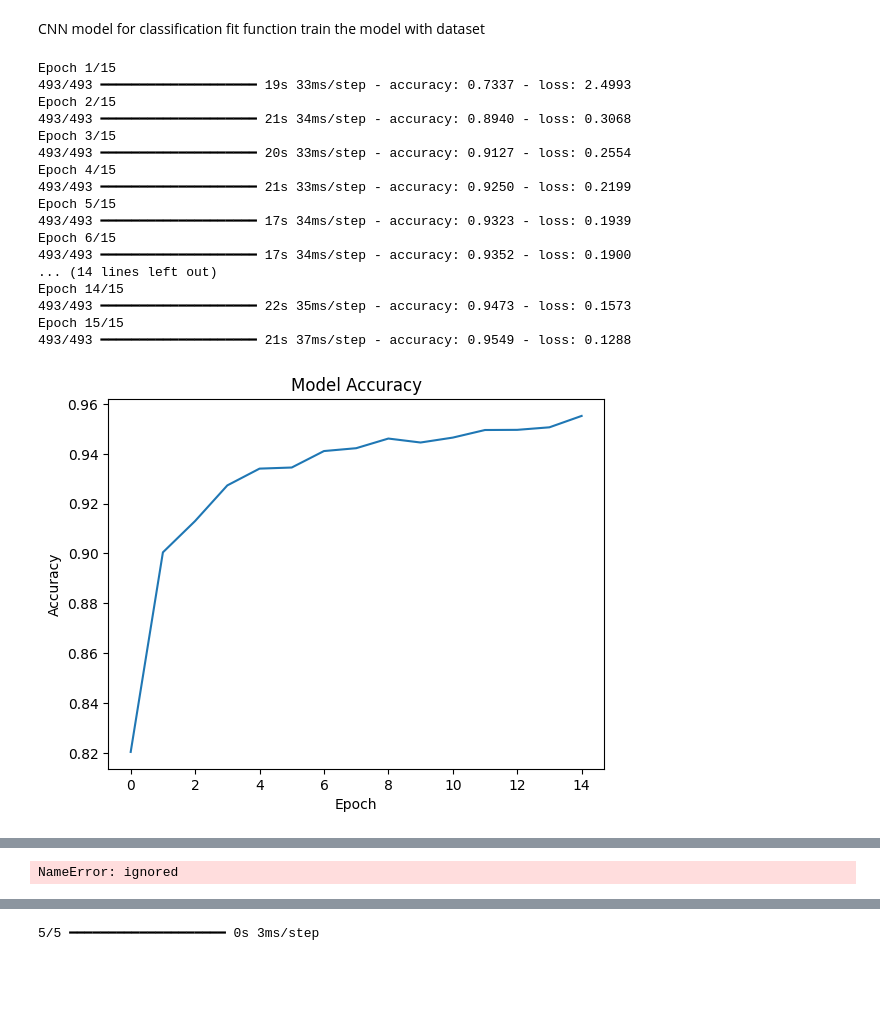
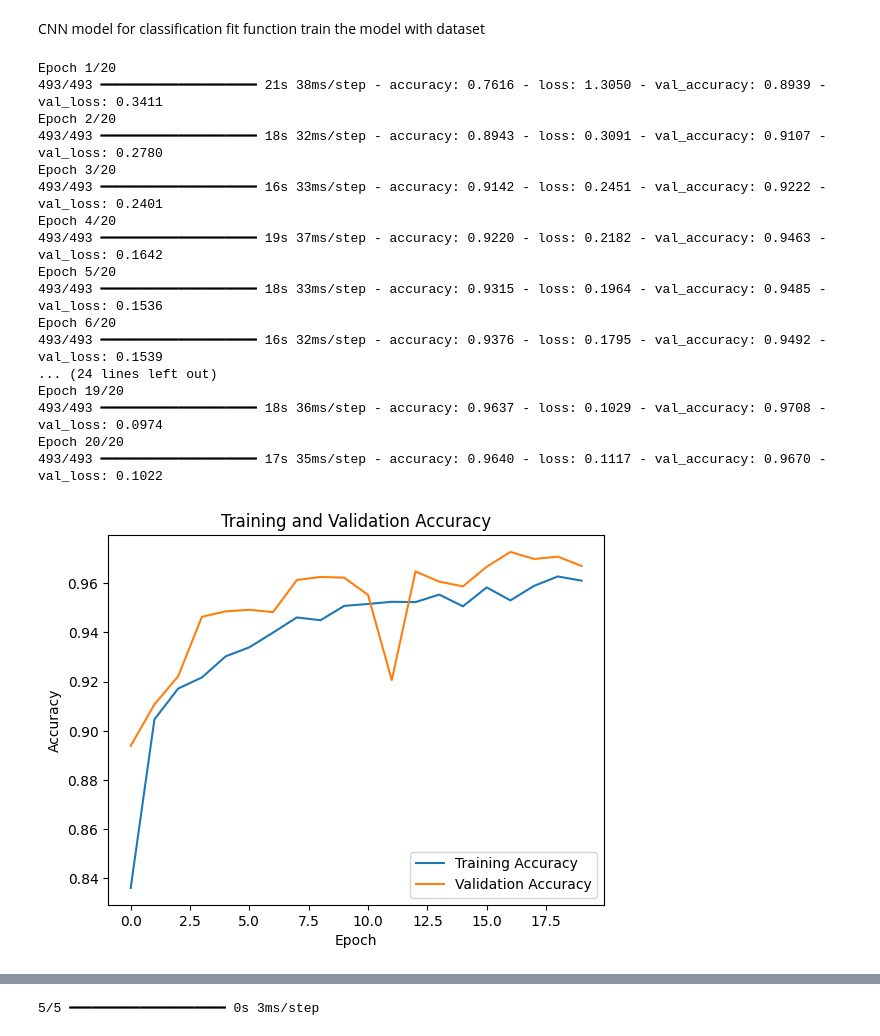
Before and after one commit to danunter/hw, a Jupyter notebook: hw6_drone_bird_other_augmentation.ipynb, the cells around one changed output, grey strips where cells are left out. Cells and saved outputs as stored; diff of their text form; code cells hidden in the pictures; blank space fills up the shorter version.

```diff
--- a/hw6_drone_bird_other_augmentation.ipynb
+++ b/hw6_drone_bird_other_augmentation.ipynb
@@ -232,53 +232,65 @@ model = models.Sequential([data_augmentation_layer,
 
 # Compile the model
 model.compile(optimizer=tf.keras.optimizers.Adam(learning_rate=0.001),
               loss='sparse_categorical_crossentropy',
               metrics=['accuracy'])
 
 # Define batch size and number of epochs
 batch_size = 120
-epochs = 15
+epochs = 20
 
 # Fit the model
-history = model.fit(dataset, epochs=epochs, batch_size=batch_size)
+history = model.fit(dataset, epochs=epochs, batch_size=batch_size, validation_data=validation_dataset)
 
-# Plot the accuracy graph
-plt.plot(history.history['accuracy'])
-plt.title('Model Accuracy')
+# Plot the accuracy graph for both training and validation
+plt.plot(history.history['accuracy'], label='Training Accuracy')
+plt.plot(history.history['val_accuracy'], label='Validation Accuracy')
+plt.title('Training and Validation Accuracy')
 plt.xlabel('Epoch')
 plt.ylabel('Accuracy')
+plt.legend()
+plt.show()
+
+# Plot the loss graph for both training and validation
+plt.plot(history.history['loss'], label='Training Loss')
+plt.plot(history.history['val_loss'], label='Validation Loss')
+plt.title('Training and Validation Loss')
+plt.xlabel('Epoch')
+plt.ylabel('Loss')
+plt.legend()
 plt.show()
 
 # Generate predictions for the dataset
 y_pred = model.predict(dataset)
 y_true = np.concatenate([y for _, y in dataset])
 
 import matplotlib.pyplot as plt
 from sklearn.metrics import confusion_matrix, ConfusionMatrixDisplay
+
 # Calculate confusion matrix
 conf_matrix = confusion_matrix(y_true, np.argmax(y_pred, axis=1), labels=range(num_classes))
 
 # Plot confusion matrix
 disp = ConfusionMatrixDisplay(conf_matrix, display_labels=range(num_classes))
 disp.plot(cmap='viridis', values_format='d')
 plt.title('Confusion Matrix')
 plt.show()
 # %% [output]
-Epoch 1/15
-493/493 ━━━━━━━━━━━━━━━━━━━━ 19s 33ms/step - accuracy: 0.7337 - loss: 2.4993
-Epoch 2/15
-493/493 ━━━━━━━━━━━━━━━━━━━━ 21s 34ms/step - accuracy: 0.8940 - loss: 0.3068
-Epoch 3/15
-493/493 ━━━━━━━━━━━━━━━━━━━━ 20s 33ms/step - accuracy: 0.9127 - loss: 0.2554
-Epoch 4/15
-493/493 ━━━━━━━━━━━━━━━━━━━━ 21s 33ms/step - accuracy: 0.9250 - loss: 0.2199
-Epoch 5/15
-493/493 ━━━━━━━━━━━━━━━━━━━━ 17s 34ms/step - accuracy: 0.9323 - loss: 0.1939
-Epoch 6/15
-493/493 ━━━━━━━━━━━━━━━━━━━━ 17s 34ms/step - accuracy: 0.9352 - loss: 0.1900
-... (14 lines left out)
-Epoch 14/15
-493/493 ━━━━━━━━━━━━━━━━━━━━ 22s 35ms/step - accuracy: 0.9473 - loss: 0.1573
-Epoch 15/15
-493/493 ━━━━━━━━━━━━━━━━━━━━ 21s 37ms/step - accuracy: 0.9549 - loss: 0.1288
+Epoch 1/20
+493/493 ━━━━━━━━━━━━━━━━━━━━ 21s 38ms/step - accuracy: 0.7616 - loss: 1.3050 - val_accuracy: 0.8939 - val_loss: 0.3411
+Epoch 2/20
+493/493 ━━━━━━━━━━━━━━━━━━━━ 18s 32ms/step - accuracy: 0.8943 - loss: 0.3091 - val_accuracy: 0.9107 - val_loss: 0.2780
+Epoch 3/20
+493/493 ━━━━━━━━━━━━━━━━━━━━ 16s 33ms/step - accuracy: 0.9142 - loss: 0.2451 - val_accuracy: 0.9222 - val_loss: 0.2401
+Epoch 4/20
+493/493 ━━━━━━━━━━━━━━━━━━━━ 19s 37ms/step - accuracy: 0.9220 - loss: 0.2182 - val_accuracy: 0.9463 - val_loss: 0.1642
+Epoch 5/20
+493/493 ━━━━━━━━━━━━━━━━━━━━ 18s 33ms/step - accuracy: 0.9315 - loss: 0.1964 - val_accuracy: 0.9485 - val_loss: 0.1536
+Epoch 6/20
+493/493 ━━━━━━━━━━━━━━━━━━━━ 16s 32ms/step - accuracy: 0.9376 - loss: 0.1795 - val_accuracy: 0.9492 - val_loss: 0.1539
+... (24 lines left out)
+Epoch 19/20
+493/493 ━━━━━━━━━━━━━━━━━━━━ 18s 36ms/step - accuracy: 0.9637 - loss: 0.1029 - val_accuracy: 0.9708 - val_loss: 0.0974
+Epoch 20/20
+493/493 ━━━━━━━━━━━━━━━━━━━━ 17s 35ms/step - accuracy: 0.9640 - loss: 0.1117 - val_accuracy: 0.9670 - val_loss: 0.1022
-[figure, old version]
+[figure, new version]
@@ -286 +298,0 @@ Epoch 15/15
-NameError: ignored
```
Also changed, not shown: parts of 3 cells of this notebook.
